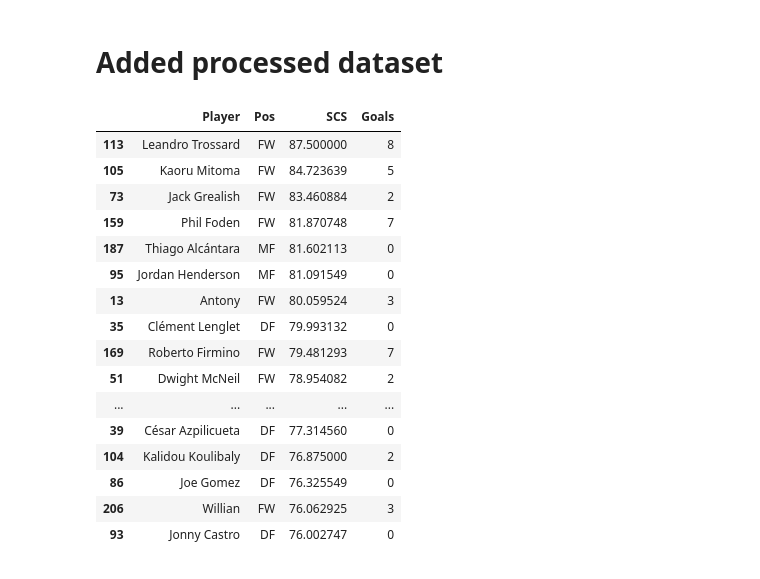
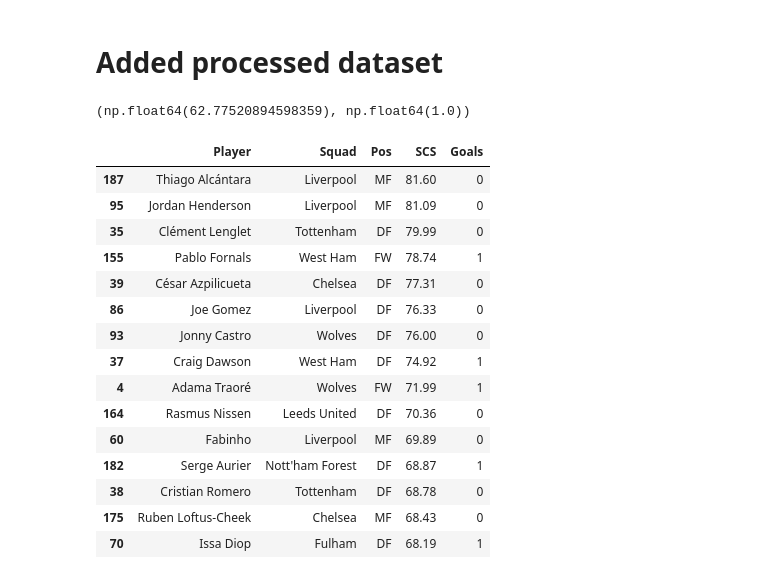
Before and after one commit to lokesh-sangwan/invisible-11, a Jupyter notebook: notebooks/data_exploration.ipynb, the cells around one changed output. Saved outputs shown, nothing was run; the diff lists cells and outputs as text; code cells hidden in the pictures.

Commit message:
Implement invisible contributor detection using SCS and goal thresholds

```diff
--- a/notebooks/data_exploration.ipynb
+++ b/notebooks/data_exploration.ipynb
@@ -376,22 +376,35 @@ goals_df = (
 
 df = df.merge(goals_df, on="Player", how="left")
 # %%
-df.sort_values("SCS", ascending=False)[["Player","Pos","SCS","Goals"]].head(20)
+scs_threshold = df["SCS"].quantile(0.75)
+goal_threshold = df["Goals"].median()
+
+scs_threshold, goal_threshold
 # %% [output]
-|  | Player | Pos | SCS | Goals |
-| 113 | Leandro Trossard | FW | 87.500000 | 8 |
-| 105 | Kaoru Mitoma | FW | 84.723639 | 5 |
-| 73 | Jack Grealish | FW | 83.460884 | 2 |
-| 159 | Phil Foden | FW | 81.870748 | 7 |
-| 187 | Thiago Alcántara | MF | 81.602113 | 0 |
-| 95 | Jordan Henderson | MF | 81.091549 | 0 |
-| 13 | Antony | FW | 80.059524 | 3 |
-| 35 | Clément Lenglet | DF | 79.993132 | 0 |
-| 169 | Roberto Firmino | FW | 79.481293 | 7 |
-| 51 | Dwight McNeil | FW | 78.954082 | 2 |
-| ... | ... | ... | ... | ... |
-| 39 | César Azpilicueta | DF | 77.314560 | 0 |
-| 104 | Kalidou Koulibaly | DF | 76.875000 | 2 |
-| 86 | Joe Gomez | DF | 76.325549 | 0 |
-| 206 | Willian | FW | 76.062925 | 3 |
-| 93 | Jonny Castro | DF | 76.002747 | 0 |
+(np.float64(62.77520894598359), np.float64(1.0))
+# %%
+invisible_players = df[
+    (df["SCS"] >= scs_threshold) &
+    (df["Goals"] <= goal_threshold)
+].sort_values("SCS", ascending=False)
+
+invisible_players["SCS"] = invisible_players["SCS"].round(2)
+
+invisible_players[["Player","Squad","Pos","SCS","Goals"]].head(15)
+# %% [output]
+|  | Player | Squad | Pos | SCS | Goals |
+| 187 | Thiago Alcántara | Liverpool | MF | 81.60 | 0 |
+| 95 | Jordan Henderson | Liverpool | MF | 81.09 | 0 |
+| 35 | Clément Lenglet | Tottenham | DF | 79.99 | 0 |
+| 155 | Pablo Fornals | West Ham | FW | 78.74 | 1 |
+| 39 | César Azpilicueta | Chelsea | DF | 77.31 | 0 |
+| 86 | Joe Gomez | Liverpool | DF | 76.33 | 0 |
+| 93 | Jonny Castro | Wolves | DF | 76.00 | 0 |
+| 37 | Craig Dawson | West Ham | DF | 74.92 | 1 |
+| 4 | Adama Traoré | Wolves | FW | 71.99 | 1 |
+| 164 | Rasmus Nissen | Leeds United | DF | 70.36 | 0 |
+| 60 | Fabinho | Liverpool | MF | 69.89 | 0 |
+| 182 | Serge Aurier | Nott'ham Forest | DF | 68.87 | 1 |
+| 38 | Cristian Romero | Tottenham | DF | 68.78 | 0 |
+| 175 | Ruben Loftus-Cheek | Chelsea | MF | 68.43 | 0 |
+| 70 | Issa Diop | Fulham | DF | 68.19 | 1 |
```
